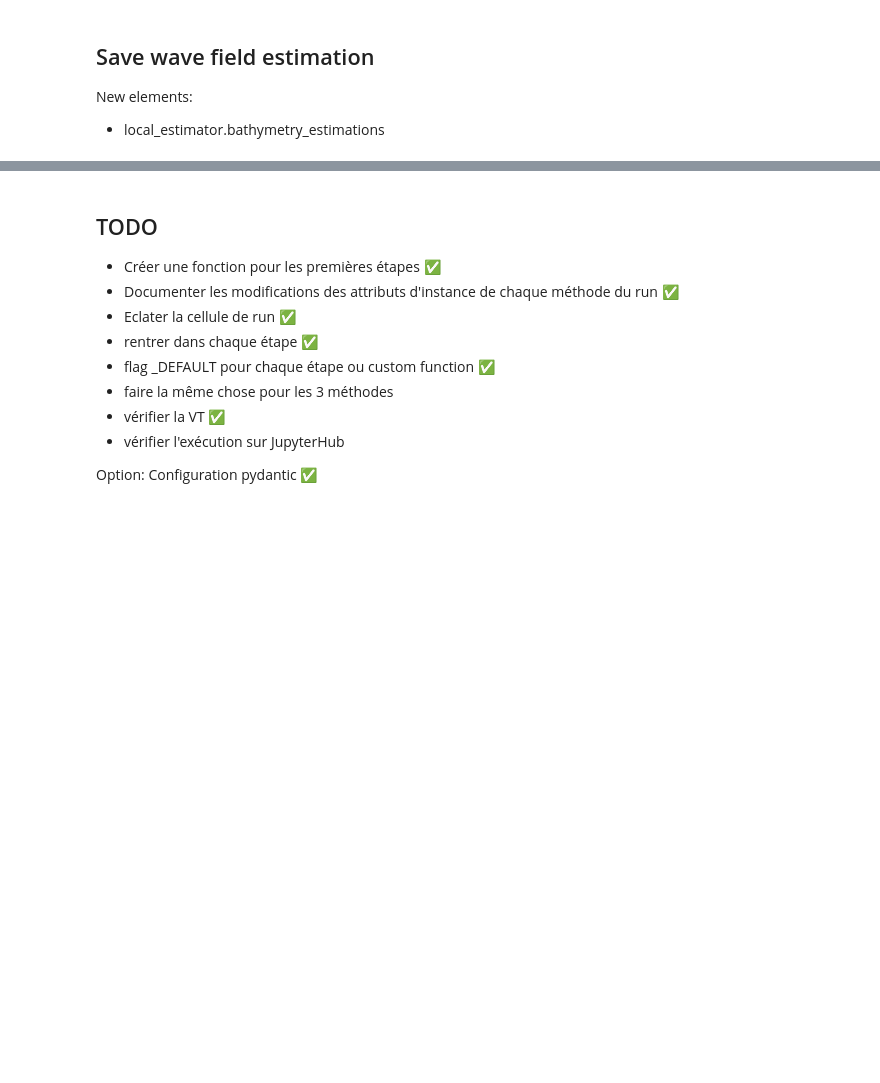
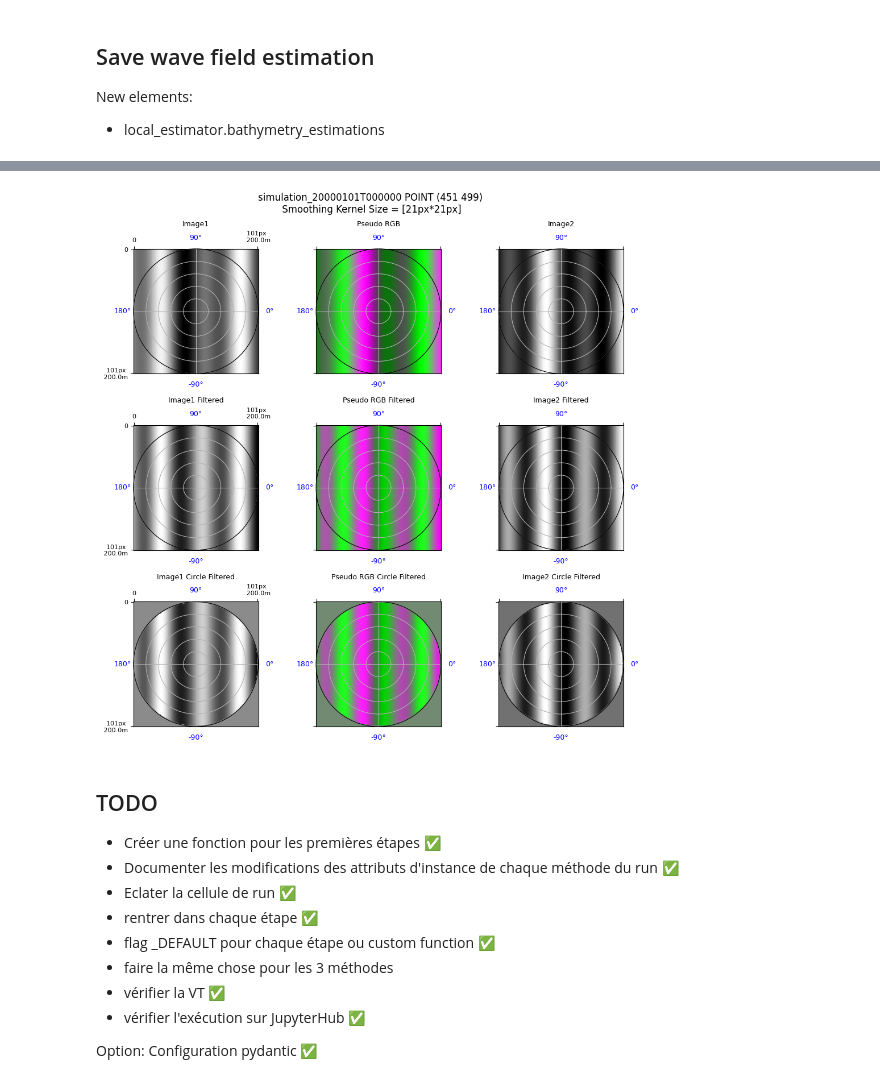
Before and after one commit to cadauxe/S2Shores, a Jupyter notebook: notebooks/spatial_correlation.ipynb, the cells around one changed output, grey strips where cells are left out. Drawn from its saved outputs; the diff is of its cells as text; code cells hidden in the pictures; blank space fills up the shorter version.

```diff
--- a/notebooks/spatial_correlation.ipynb
+++ b/notebooks/spatial_correlation.ipynb
@@ -220,3 +429,62 @@ dataset
+# %%
+if False:
+    build_waves_images_spatial_correl(self)
+else:
+    nrows = 3
+    ncols = 3
+    fig, axs = plt.subplots(nrows=nrows, ncols=ncols, figsize=(10, 10))
+    fig.suptitle(get_display_title_with_kernel(local_estimator), fontsize=12)
+
+    first_image = local_estimator.ortho_sequence[0]
+    second_image = local_estimator.ortho_sequence[1]
+    pseudo_rgb = create_pseudorgb(first_image.original_pixels, second_image.original_pixels)
+
+    # First Plot line = Image1 / pseudoRGB / Image2
+    build_display_waves_image(fig, axs[0, 0], 'Image1', first_image.original_pixels,
+                              resolution=first_image.resolution,
+                              subplot_pos=[nrows, ncols, 1], cmap='gray')
+    build_display_pseudorgb(fig, axs[0, 1], 'Pseudo RGB', pseudo_rgb,
+                            resolution=first_image.resolution,
+                            subplot_pos=[nrows, ncols, 2], coordinates=False)
+    build_display_waves_image(fig, axs[0, 2], 'Image2', second_image.original_pixels,
+                              resolution=second_image.resolution,
+                              subplot_pos=[nrows, ncols, 3], cmap='gray', coordinates=False)
+
+    # Second Plot line = Image1 Filtered / pseudoRGB Filtered/ Image2 Filtered
+    pseudo_rgb_filtered = create_pseudorgb(first_image.pixels, second_image.pixels)
+    build_display_waves_image(fig, axs[1, 0], 'Image1 Filtered', first_image.pixels,
+                              resolution=first_image.resolution,
+                              subplot_pos=[nrows, ncols, 4], cmap='gray')
+    build_display_pseudorgb(fig, axs[1, 1], 'Pseudo RGB Filtered', pseudo_rgb_filtered,
+                            resolution=first_image.resolution,
+                            subplot_pos=[nrows, ncols, 5], coordinates=False)
+    build_display_waves_image(fig, axs[1, 2], 'Image2 Filtered', second_image.pixels,
+                              resolution=second_image.resolution,
+                              subplot_pos=[nrows, ncols, 6], cmap='gray', coordinates=False)
+
+    # Third Plot line = Image1 Circle Filtered / pseudoRGB Circle Filtered/ Image2 Circle Filtered
+    image1_circle_filtered = first_image.pixels * first_image.circle_image
+    image2_circle_filtered = second_image.pixels * second_image.circle_image
+    pseudo_rgb_circle_filtered = create_pseudorgb(image1_circle_filtered, image2_circle_filtered)
+    build_display_waves_image(fig, axs[2, 0], 'Image1 Circle Filtered', image1_circle_filtered,
+                              resolution=first_image.resolution,
+                              subplot_pos=[nrows, ncols, 7], cmap='gray')
+    build_display_pseudorgb(fig,
+                            axs[2,
+                                1],
+                            'Pseudo RGB Circle Filtered',
+                            pseudo_rgb_circle_filtered,
+                            resolution=first_image.resolution,
+                            subplot_pos=[nrows,
+                                         ncols,
+                                         8],
+                            coordinates=False)
+    build_display_waves_image(fig, axs[2, 2], 'Image2 Circle Filtered', image2_circle_filtered,
+                              resolution=second_image.resolution,
+                              subplot_pos=[nrows, ncols, 9], cmap='gray', coordinates=False)
+    plt.tight_layout()
+# %% [output]
+[figure, added]
 # %% [markdown]
 ## TODO
 
@@ -227,7 +495,7 @@ dataset
 - flag _DEFAULT pour chaque étape ou custom function ✅
 - faire la même chose pour les 3 méthodes
 - vérifier la VT ✅
-- vérifier l'exécution sur JupyterHub
+- vérifier l'exécution sur JupyterHub ✅
 
 
 Option: Configuration pydantic ✅
```
Also changed, not shown: parts of 18 cells of this notebook, 2 other files.
